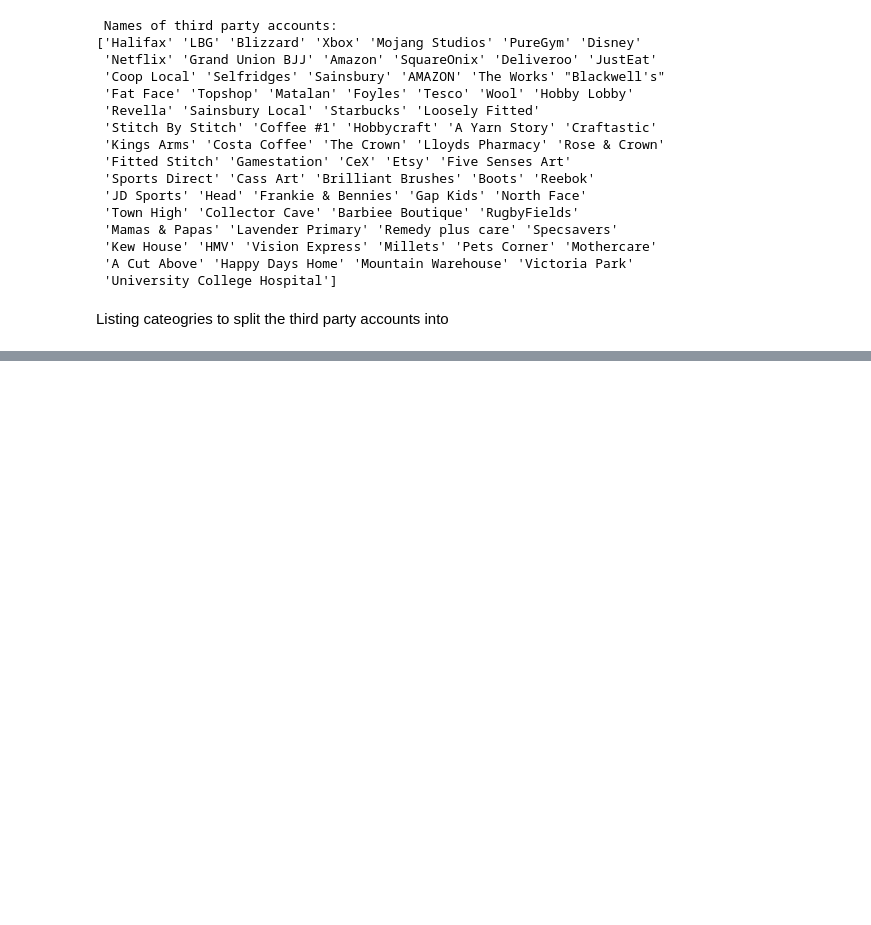
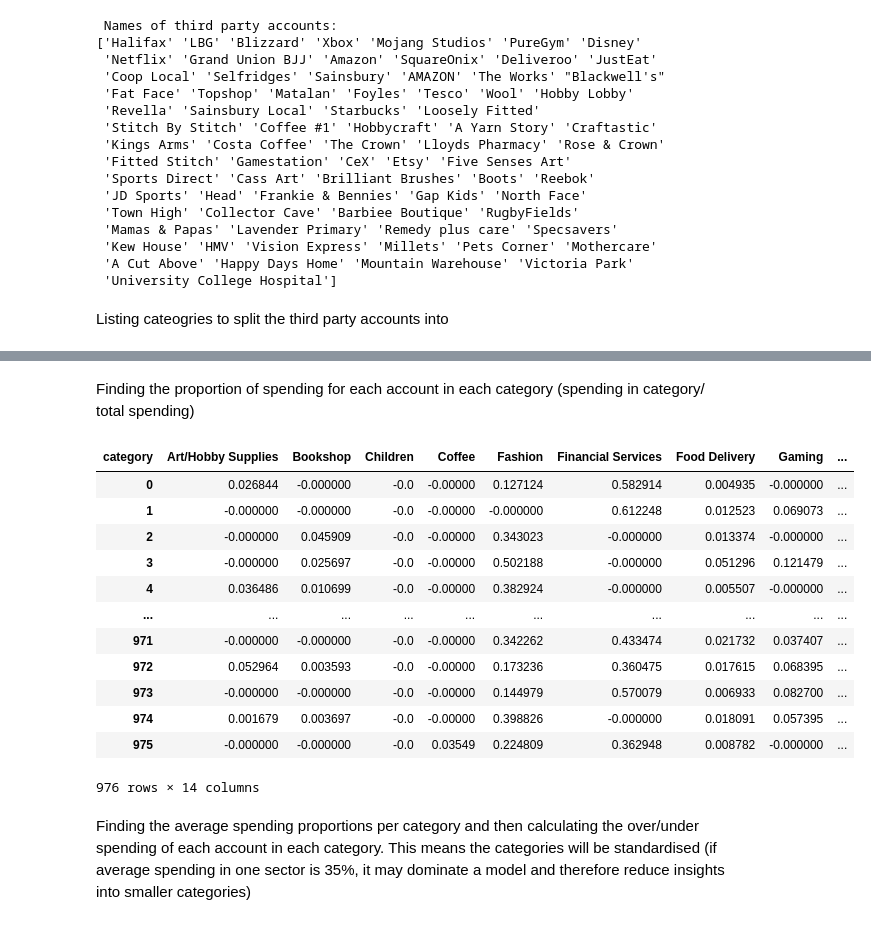
Before and after one commit to UoB-DSMP-2023-24/dsmp-2024-group34, a Jupyter notebook: New Data - Sorting into spending sectors.ipynb, the cells around one changed output, grey strips where cells are left out. Drawn from its saved outputs; the diff is of its cells as text; code cells hidden in the pictures; blank space fills up the shorter version.

Commit message:
Completed spending data preperation

```diff
--- a/New Data - Sorting into spending sectors.ipynb
+++ b/New Data - Sorting into spending sectors.ipynb
@@ -191,0 +211,2 @@ Name: count, dtype: int64
+# %%
+sender_category_spending = business_spending.groupby(['Account No', 'category'])['Amount'].sum().reset_index()
@@ -191,0 +229,8 @@ Name: count, dtype: int64
+# %%
+pivoted_data = sender_category_spending.pivot(index='Account No', columns='category', values='Amount').reset_index()
+
+pivoted_data = pivoted_data.fillna(0)
+
+pivoted_data
+
+categorical_spending_by_account = pivoted_data
@@ -191,0 +239,4 @@ Name: count, dtype: int64
+# %%
+categories_only = categorical_spending_by_account.drop('Account No', axis=1)
+total_spending_per_account = categories_only.sum(axis=1)
+categorical_spending_by_account['total_spending'] = total_spending_per_account
@@ -191,0 +259,22 @@ Name: count, dtype: int64
+# %% [markdown]
+Finding the proportion of spending for each account in each category (spending in category/ total spending)
+# %%
+proportion_category_spending = categorical_spending_by_account.iloc[:, 1:-1].div(categorical_spending_by_account['total_spending'], axis=0)
+# %%
+proportion_category_spending
+# %% [output]
+| category | Art/Hobby Supplies | Bookshop | Children | Coffee | Fashion | Financial Services | Food Delivery | Gaming | ... |
+| 0 | 0.026844 | -0.000000 | -0.0 | -0.00000 | 0.127124 | 0.582914 | 0.004935 | -0.000000 | ... |
+| 1 | -0.000000 | -0.000000 | -0.0 | -0.00000 | -0.000000 | 0.612248 | 0.012523 | 0.069073 | ... |
+| 2 | -0.000000 | 0.045909 | -0.0 | -0.00000 | 0.343023 | -0.000000 | 0.013374 | -0.000000 | ... |
+| 3 | -0.000000 | 0.025697 | -0.0 | -0.00000 | 0.502188 | -0.000000 | 0.051296 | 0.121479 | ... |
+| 4 | 0.036486 | 0.010699 | -0.0 | -0.00000 | 0.382924 | -0.000000 | 0.005507 | -0.000000 | ... |
+| ... | ... | ... | ... | ... | ... | ... | ... | ... | ... |
+| 971 | -0.000000 | -0.000000 | -0.0 | -0.00000 | 0.342262 | 0.433474 | 0.021732 | 0.037407 | ... |
+| 972 | 0.052964 | 0.003593 | -0.0 | -0.00000 | 0.173236 | 0.360475 | 0.017615 | 0.068395 | ... |
+| 973 | -0.000000 | -0.000000 | -0.0 | -0.00000 | 0.144979 | 0.570079 | 0.006933 | 0.082700 | ... |
+| 974 | 0.001679 | 0.003697 | -0.0 | -0.00000 | 0.398826 | -0.000000 | 0.018091 | 0.057395 | ... |
+| 975 | -0.000000 | -0.000000 | -0.0 | 0.03549 | 0.224809 | 0.362948 | 0.008782 | -0.000000 | ... |
+976 rows × 14 columns
+# %% [markdown]
+Finding the average spending proportions per category and then calculating the over/under spending of each account in each category. This means the categories will be standardised (if average spending in one sector is 35%, it may dominate a model and therefore reduce insights into smaller categories)
```
Also changed, not shown: parts of 11 cells of this notebook, 1 other file.
